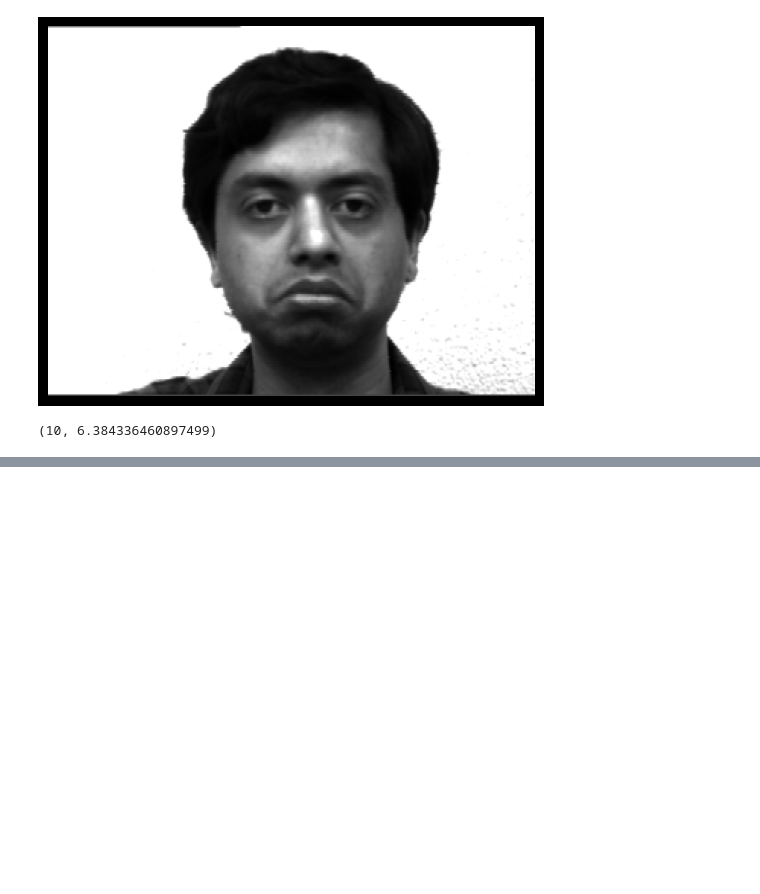
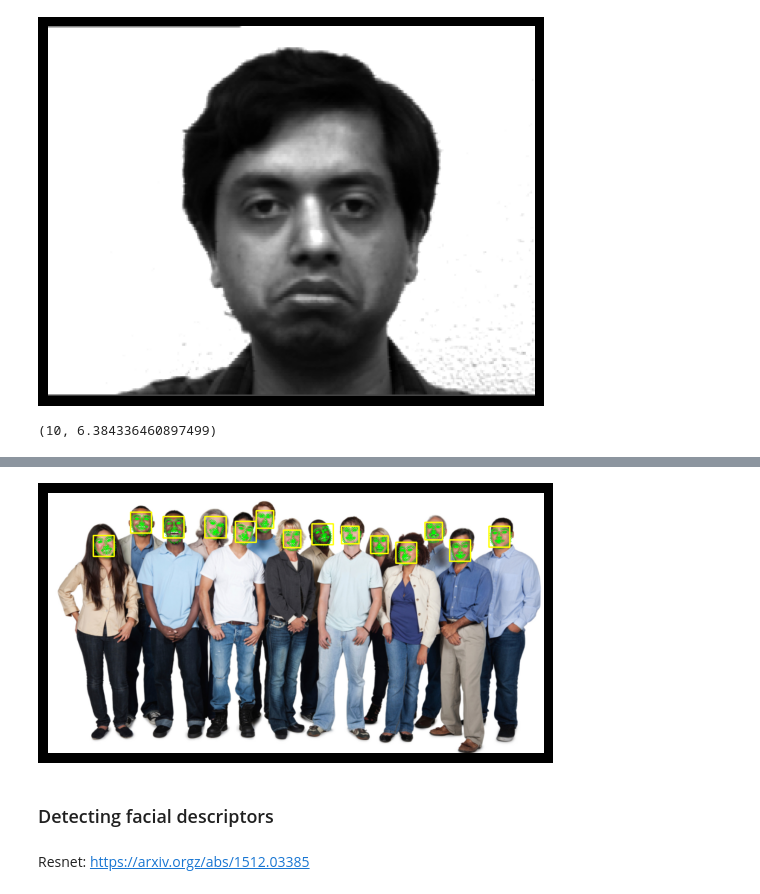
Before and after one commit to fedorakooo/Computer-Vision-Masterclass, a Jupyter notebook: 02_face_recognition.ipynb, the cells around one changed output, grey strips where cells are left out. Drawn from its saved outputs; the diff is of its cells as text; code cells hidden in the pictures; blank space fills up the shorter version.

```diff
--- a/02_face_recognition.ipynb
+++ b/02_face_recognition.ipynb
@@ -77,0 +212,2 @@ prediction
+# %%
+image = cv2.imread('drive/Images/people2.jpg')
@@ -77,0 +243,6 @@ prediction
+# %%
+display_image(image)
+# %% [output]
+[figure, added]
+# %% [markdown]
+### Detecting facial descriptors
@@ -77,0 +253,2 @@ prediction
+# %% [markdown]
+ Resnet: https://arxiv.orgz/abs/1512.03385
```
Also changed, not shown: parts of 37 cells of this notebook.
